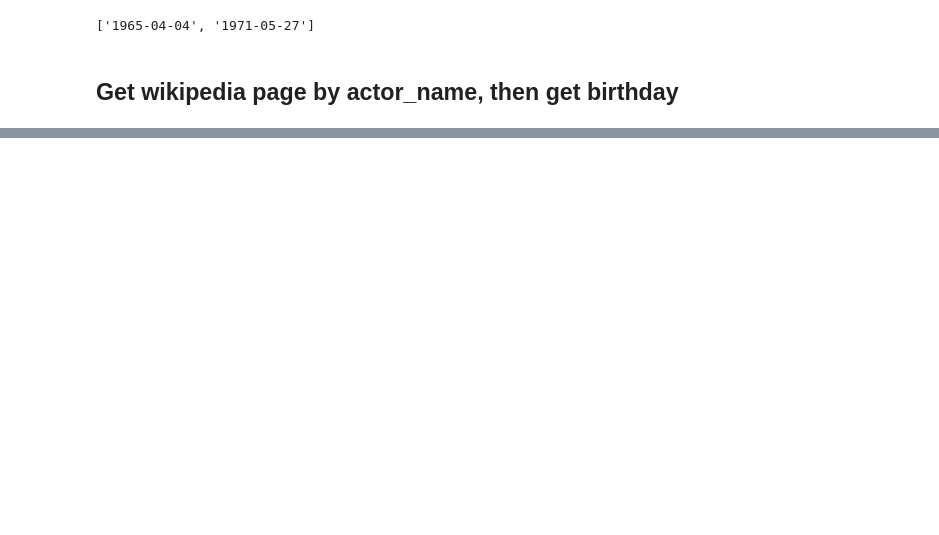
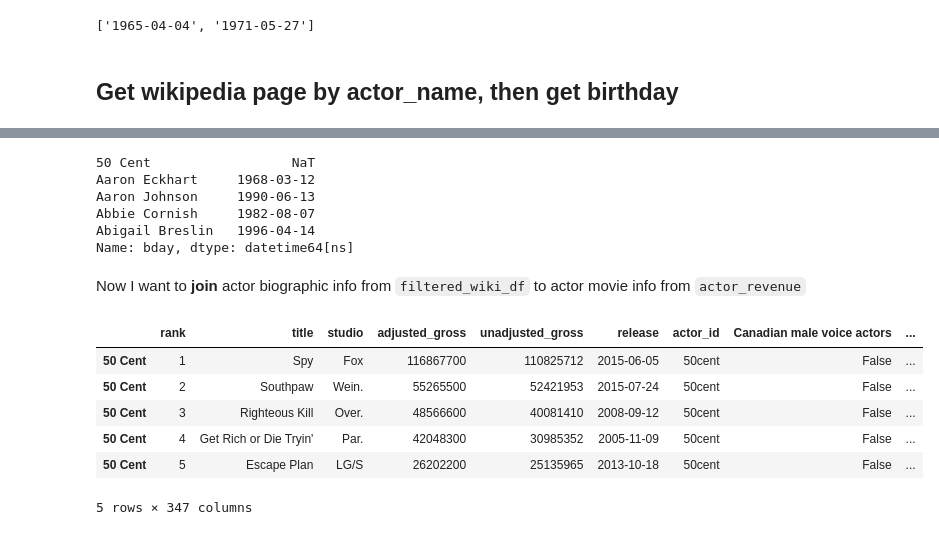
Before and after one commit to IanLondon/actor-age-curves, a Jupyter notebook: actor-demographics.ipynb, the cells around one changed output, grey strips where cells are left out. Cells and saved outputs as stored; diff of their text form; code cells hidden in the pictures; blank space fills up the shorter version.

Commit message:
Scrape, clean and load actor revenue and wiki-category data to DF

```diff
--- a/actor-demographics.ipynb
+++ b/actor-demographics.ipynb
@@ -54,0 +134,3 @@ IndexError: list index out of range
+# %%
+wiki_df = pd.DataFrame.from_dict(wiki_data, orient='index').drop(['tree','categories','text'], axis=1)
+wiki_df.head()
@@ -54,0 +145,4 @@ IndexError: list index out of range
+# %%
+# Flatten the birthday 1-lists, then convert to Timestamp
+wiki_df.bday = pd.to_datetime([bday[0] if len(bday)==1 else '' for bday in wiki_df.bday])
+wiki_df.bday.head()
@@ -54,0 +158,8 @@ IndexError: list index out of range
+# %%
+category_cutoff = 10
+
+summed_categories = wiki_df.sum()
+unimportant_categories = summed_categories[summed_categories < category_cutoff]
+
+print '%i unimportant categories to drop (less than than %i members)' % (len(unimportant_categories), category_cutoff)
+unimportant_categories.head()
@@ -54,0 +174,5 @@ IndexError: list index out of range
+# %%
+# filter out the unimportand categories
+
+filtered_wiki_df = wiki_df.drop(unimportant_categories.index, axis=1)
+filtered_wiki_df.head()
@@ -54,0 +187,23 @@ IndexError: list index out of range
+# %%
+# bday still OK?
+filtered_wiki_df.bday.head()
+# %% [output]
+50 Cent                  NaT
+Aaron Eckhart     1968-03-12
+Aaron Johnson     1990-06-13
+Abbie Cornish     1982-08-07
+Abigail Breslin   1996-04-14
+Name: bday, dtype: datetime64[ns]
+# %% [markdown]
+Now I want to **join** actor biographic info from `filtered_wiki_df` to actor movie info from `actor_revenue`
+# %%
+actor_full = actor_revenue.set_index('actor_name').join(filtered_wiki_df)
+actor_full.head()
+# %% [output]
+|  | rank | title | studio | adjusted_gross | unadjusted_gross | release | actor_id | Canadian male voice actors | ... |
+| 50 Cent | 1 | Spy | Fox | 116867700 | 110825712 | 2015-06-05 | 50cent | False | ... |
+| 50 Cent | 2 | Southpaw | Wein. | 55265500 | 52421953 | 2015-07-24 | 50cent | False | ... |
+| 50 Cent | 3 | Righteous Kill | Over. | 48566600 | 40081410 | 2008-09-12 | 50cent | False | ... |
+| 50 Cent | 4 | Get Rich or Die Tryin' | Par. | 42048300 | 30985352 | 2005-11-09 | 50cent | False | ... |
+| 50 Cent | 5 | Escape Plan | LG/S | 26202200 | 25135965 | 2013-10-18 | 50cent | False | ... |
+5 rows × 347 columns
```
Also changed, not shown: parts of 27 cells of this notebook, 2 other files.
